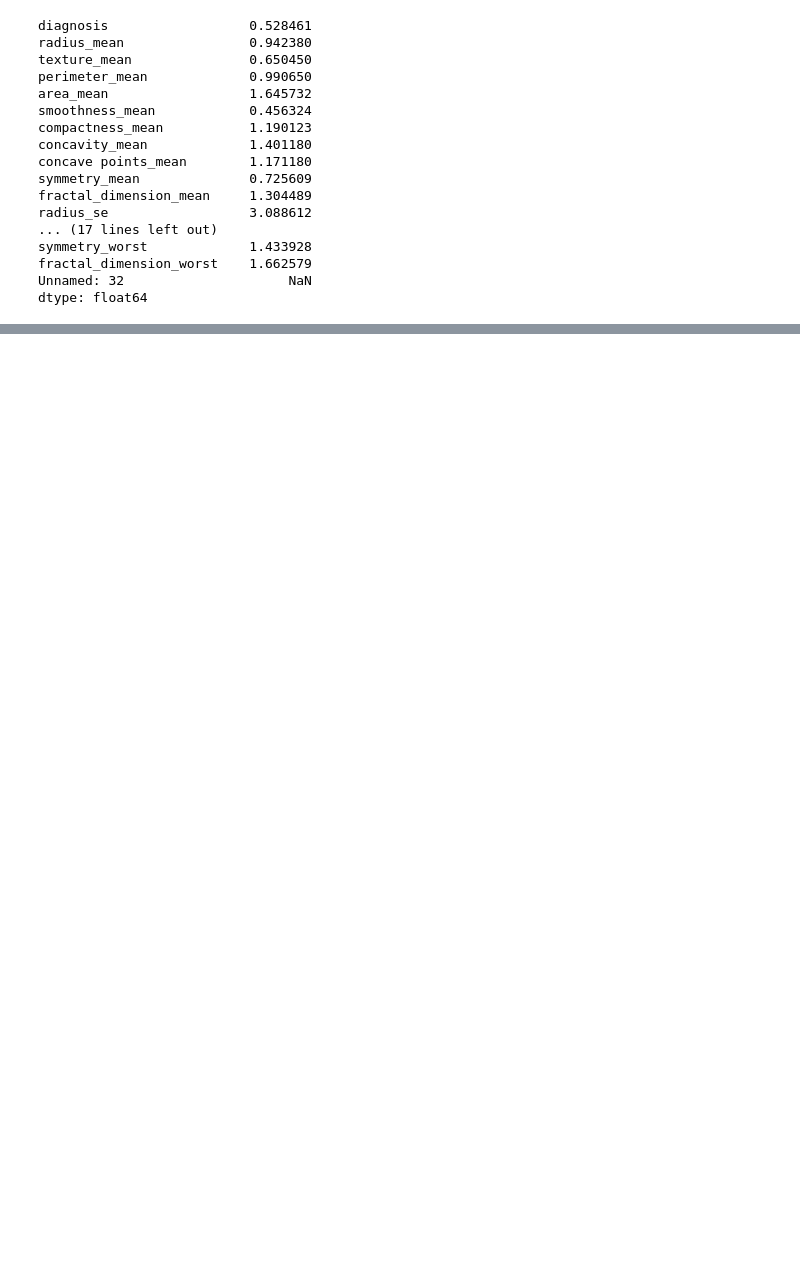
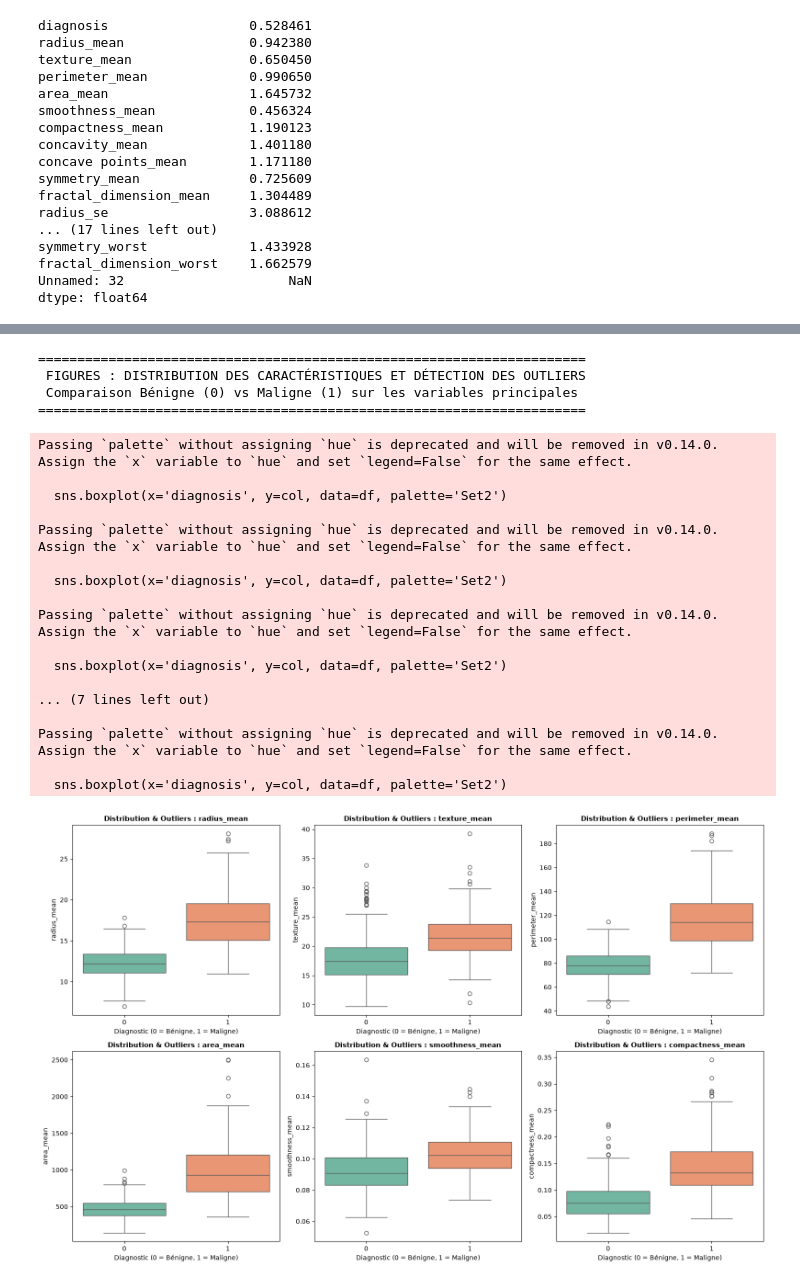
Before and after one commit to KENMEUGNEMICHELE14/Breast_M, a Jupyter notebook: notebbook/03_exploration.ipynb, the cells around one changed output, grey strips where cells are left out. Saved outputs shown, nothing was run; the diff lists cells and outputs as text; code cells hidden in the pictures; blank space fills up the shorter version.

```diff
--- a/notebbook/03_exploration.ipynb
+++ b/notebbook/03_exploration.ipynb
@@ -81,0 +92,10 @@ plt.show()
+# %%
+print("Verification de la présence de valeurs manquantes dans le DataFrame :")
+if "Unnamed: 32" in df.columns:
+    df=df.drop(columns=["Unnamed: 32"]) # Supprimer la colonne "Unnamed: 32" si elle existe
+missing_valuers = df.isnull().sum() # Ici, pour compter le nombre de valeurs manquantes dans chaque colonne du DataFrame, on utilise isnull() pour créer un DataFrame booléen indiquant les valeurs manquantes, puis sum() pour compter le nombre de valeurs manquantes par colonne.
+if missing_valuers.any():
+    print("Il y a des valeurs manquantes dans le DataFrame :")
+    print(missing_valuers[missing_valuers > 0])
+else:
+    print("Il n'y a pas de valeurs manquantes dans le DataFrame.")
@@ -81,0 +173,53 @@ plt.show()
+# %%
+import seaborn as sns
+print("=" * 70)
+print(" FIGURES : DISTRIBUTION DES CARACTÉRISTIQUES ET DÉTECTION DES OUTLIERS ")
+print(" Comparaison Bénigne (0) vs Maligne (1) sur les variables principales")
+print("=" * 70)
+
+# 1. Liste des variables principales à observer
+features_a_observer = [
+    'radius_mean',
+    'texture_mean',
+    'perimeter_mean',
+    'area_mean',
+    'smoothness_mean',
+    'compactness_mean'
+]
+
+# 2. Configuration de la figure (grille 2x3)
+plt.figure(figsize=(16, 10))
+
+for i, col in enumerate(features_a_observer, 1):
+    plt.subplot(2, 3, i)
+    # Boxplot comparatif : 0 = Bénigne (vert), 1 = Maligne (orange/rouge)
+    sns.boxplot(x='diagnosis', y=col, data=df, palette='Set2')
+    plt.title(f"Distribution & Outliers : {col}", fontsize=11, fontweight='bold')
+    plt.xlabel("Diagnostic (0 = Bénigne, 1 = Maligne)")
+    plt.ylabel(col)
+
+plt.tight_layout()
+plt.show()
+# %% [output]
+======================================================================
+ FIGURES : DISTRIBUTION DES CARACTÉRISTIQUES ET DÉTECTION DES OUTLIERS
+ Comparaison Bénigne (0) vs Maligne (1) sur les variables principales
+======================================================================
+Passing `palette` without assigning `hue` is deprecated and will be removed in v0.14.0. Assign the `x` variable to `hue` and set `legend=False` for the same effect.
+
+  sns.boxplot(x='diagnosis', y=col, data=df, palette='Set2')
+
+Passing `palette` without assigning `hue` is deprecated and will be removed in v0.14.0. Assign the `x` variable to `hue` and set `legend=False` for the same effect.
+
+  sns.boxplot(x='diagnosis', y=col, data=df, palette='Set2')
+
+Passing `palette` without assigning `hue` is deprecated and will be removed in v0.14.0. Assign the `x` variable to `hue` and set `legend=False` for the same effect.
+
+  sns.boxplot(x='diagnosis', y=col, data=df, palette='Set2')
+
+... (7 lines left out)
+
+Passing `palette` without assigning `hue` is deprecated and will be removed in v0.14.0. Assign the `x` variable to `hue` and set `legend=False` for the same effect.
+
+  sns.boxplot(x='diagnosis', y=col, data=df, palette='Set2')
+[figure, added]
```
Also changed, not shown: parts of 11 cells of this notebook, 1 other file.
